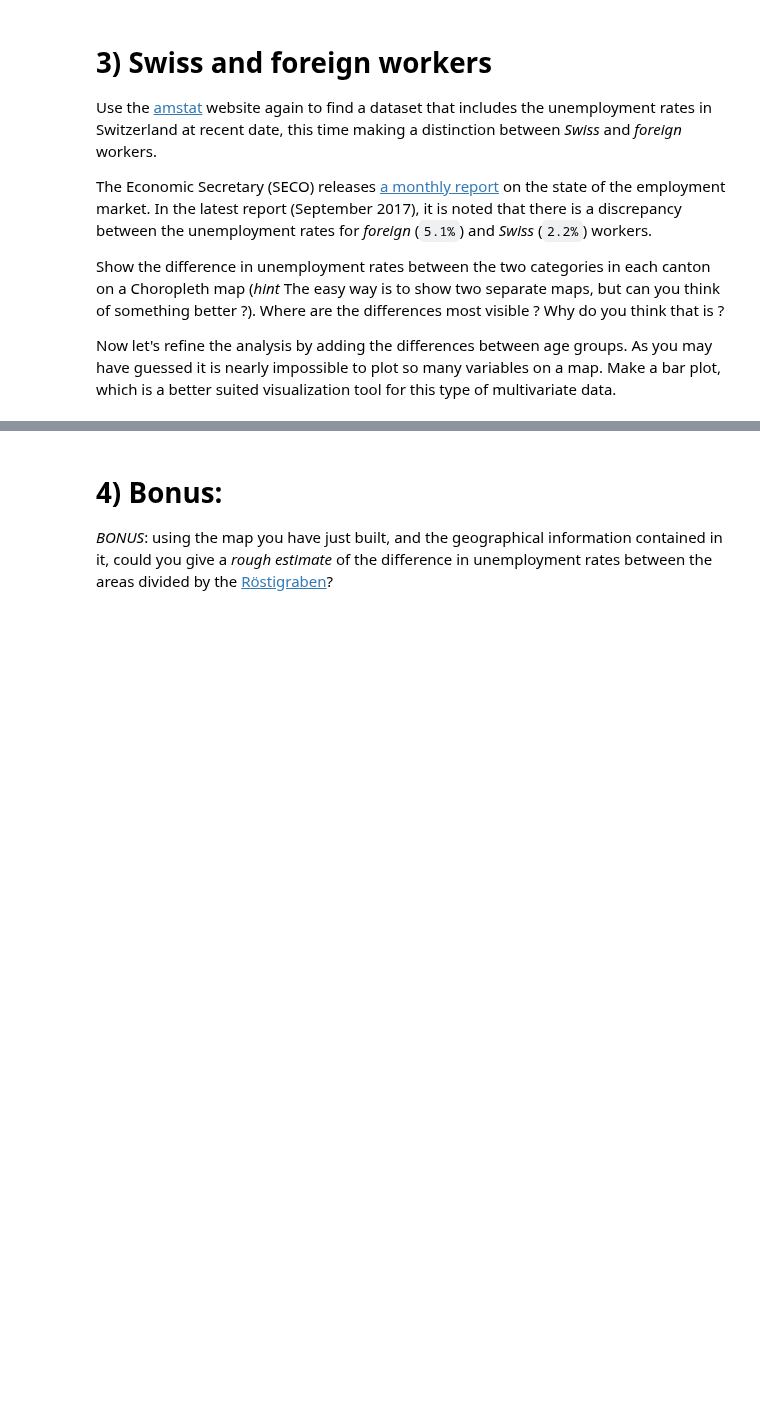
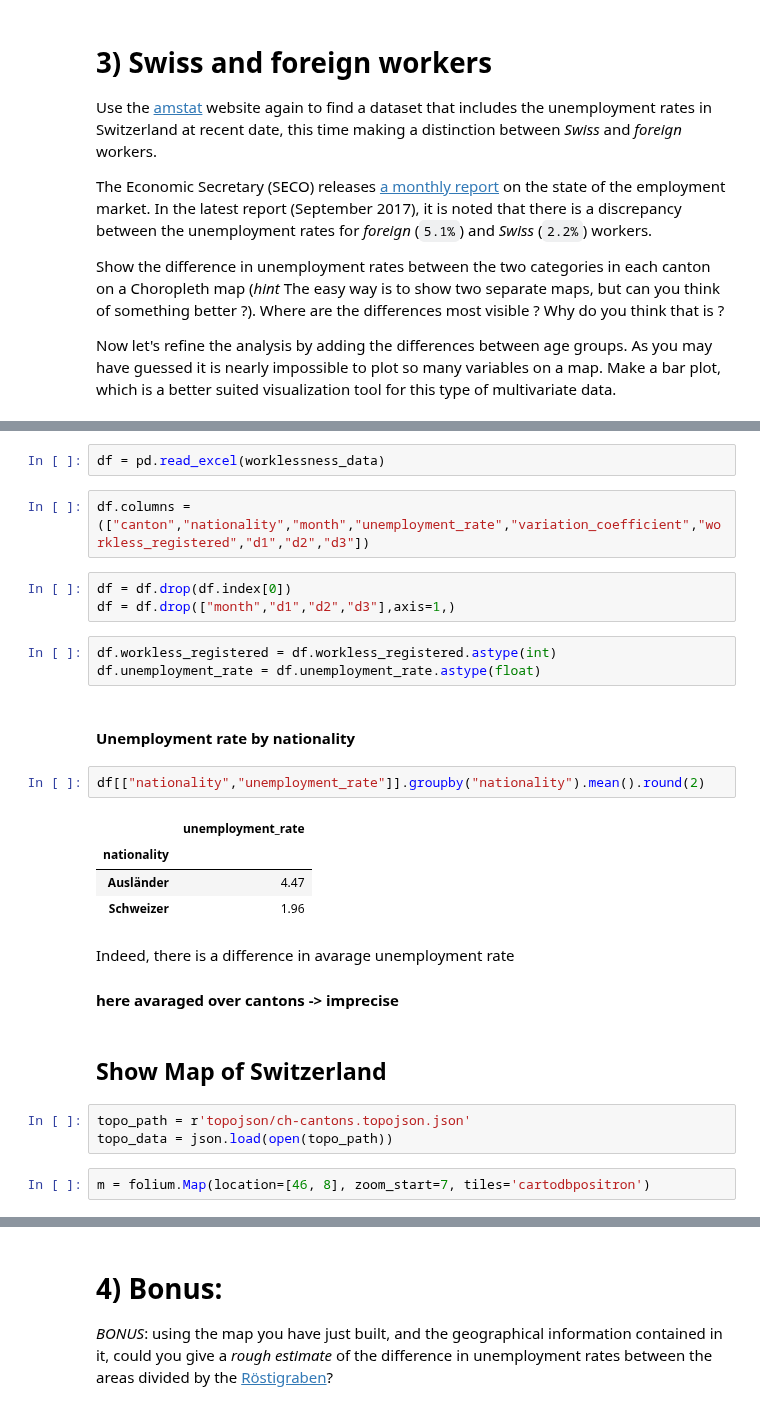
Before and after one commit to armand33/applied_data_analysis_2017, a Jupyter notebook: 03 - Interactive Viz/Homework 3.ipynb, the cells around one changed output, grey strips where cells are left out. Drawn from its saved outputs; the diff is of its cells as text; blank space fills up the shorter version.

Commit message:
Exercise 3 started

```diff
--- a/03 - Interactive Viz/Homework 3.ipynb
+++ b/03 - Interactive Viz/Homework 3.ipynb
@@ -268,0 +271,29 @@ Use the [amstat](https://www.amstat.ch) website again to find a dataset that inc
+# %%
+df = pd.read_excel(worklessness_data)
+# %%
+df.columns = (["canton","nationality","month","unemployment_rate","variation_coefficient","workless_registered","d1","d2","d3"])
+# %%
+df = df.drop(df.index[0])
+df = df.drop(["month","d1","d2","d3"],axis=1,)
+# %%
+df.workless_registered = df.workless_registered.astype(int)
+df.unemployment_rate = df.unemployment_rate.astype(float)
+# %% [markdown]
+#### Unemployment rate by nationality
+# %%
+df[["nationality","unemployment_rate"]].groupby("nationality").mean().round(2)
+# %% [output]
+|  | unemployment_rate |
+| nationality |  |
+| Ausländer | 4.47 |
+| Schweizer | 1.96 |
+# %% [markdown]
+Indeed, there is a difference in avarage unemployment rate
+#### here avaraged over cantons -> imprecise
+# %% [markdown]
+## Show Map of Switzerland
+# %%
+topo_path = r'topojson/ch-cantons.topojson.json'
+topo_data = json.load(open(topo_path))
+# %%
+m = folium.Map(location=[46, 8], zoom_start=7, tiles='cartodbpositron')
```
Also changed, not shown: parts of 8 cells of this notebook, 3 other files.
